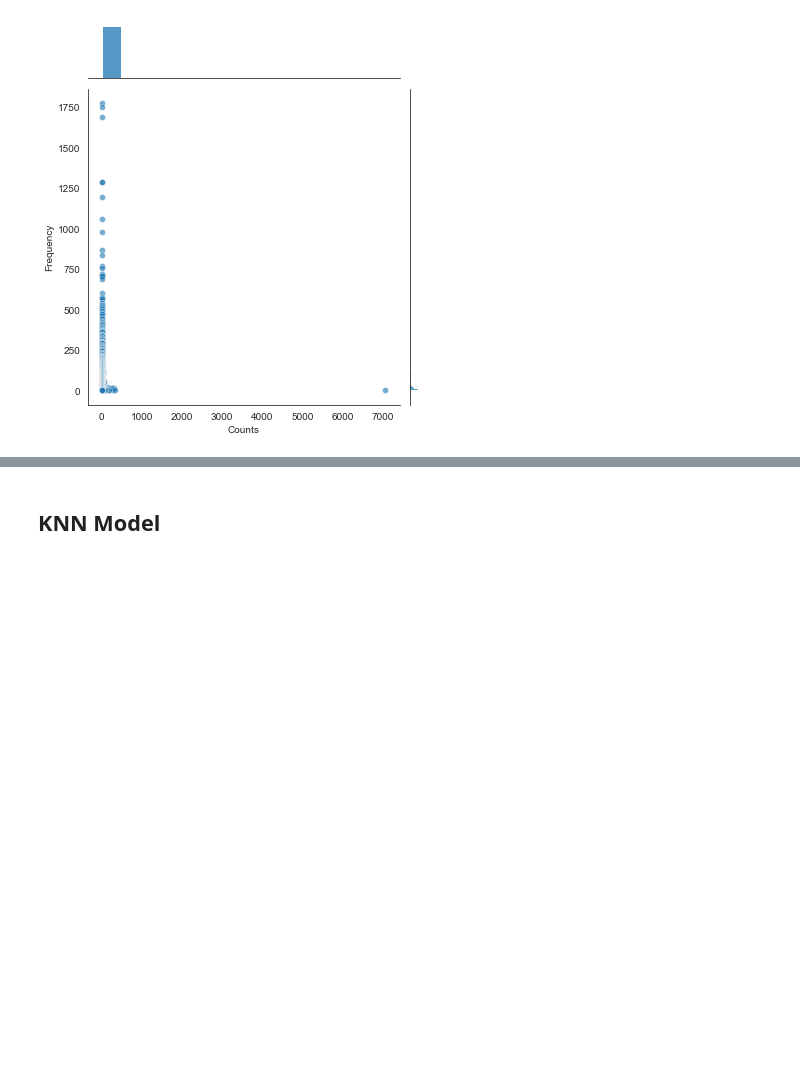
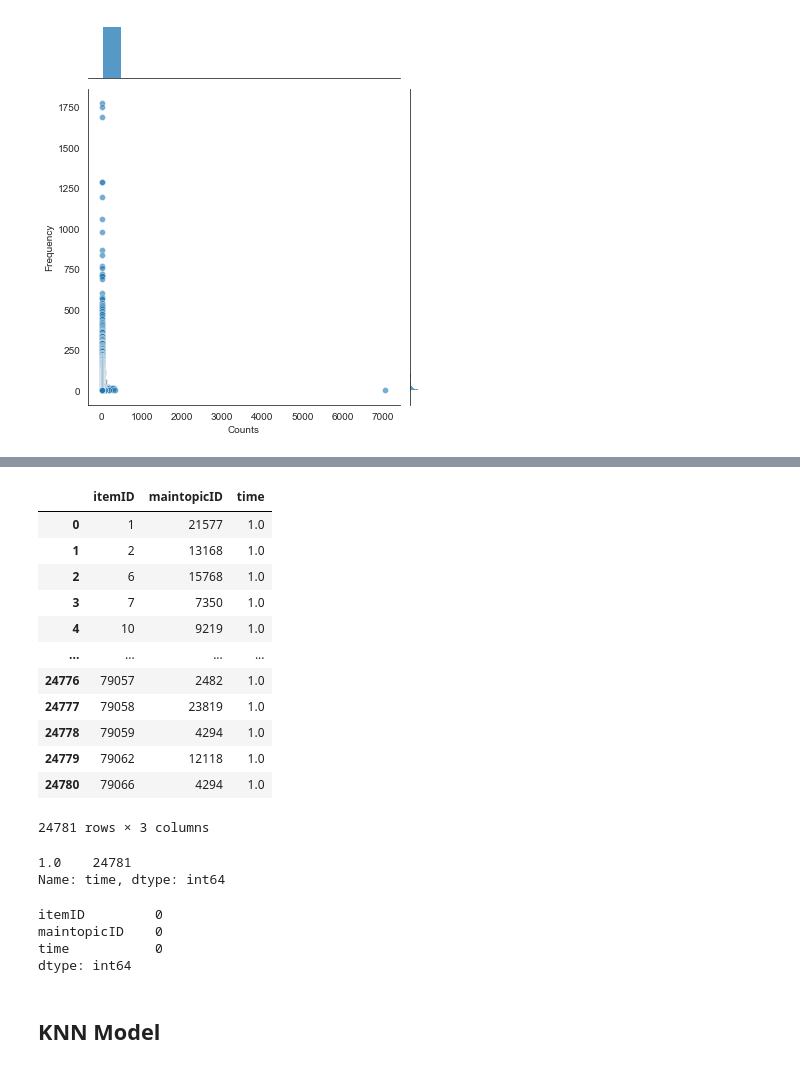
Before and after one commit to SohZongXian/DMC-2021, a Jupyter notebook: DMC script.ipynb, the cells around one changed output, grey strips where cells are left out. Drawn from its saved outputs; the diff is of its cells as text; code cells hidden in the pictures; blank space fills up the shorter version.

```diff
--- a/DMC script.ipynb
+++ b/DMC script.ipynb
@@ -582,2 +620,32 @@ sns.jointplot(x='Counts', y='Frequency', data=sub,  alpha=0.6)
+# %%
+df_rating= (latest_data.groupby(["itemID","maintopicID"]).size().reset_index(name="time")).astype({'itemID':'int32','maintopicID':'int32','time':'float32'})
+df_rating
+# %% [output]
+|  | itemID | maintopicID | time |
+| 0 | 1 | 21577 | 1.0 |
+| 1 | 2 | 13168 | 1.0 |
+| 2 | 6 | 15768 | 1.0 |
+| 3 | 7 | 7350 | 1.0 |
+| 4 | 10 | 9219 | 1.0 |
+| ... | ... | ... | ... |
+| 24776 | 79057 | 2482 | 1.0 |
+| 24777 | 79058 | 23819 | 1.0 |
+| 24778 | 79059 | 4294 | 1.0 |
+| 24779 | 79062 | 12118 | 1.0 |
+| 24780 | 79066 | 4294 | 1.0 |
+24781 rows × 3 columns
+# %%
+df_rating['time'].value_counts()
+# %% [output]
+1.0    24781
+Name: time, dtype: int64
+# %%
+#Check if any missing values
+df_rating.isnull().sum()
+# %% [output]
+itemID         0
+maintopicID    0
+time           0
+dtype: int64
 # %% [markdown]
 ## KNN Model
```
Also changed, not shown: parts of 26 cells of this notebook.
